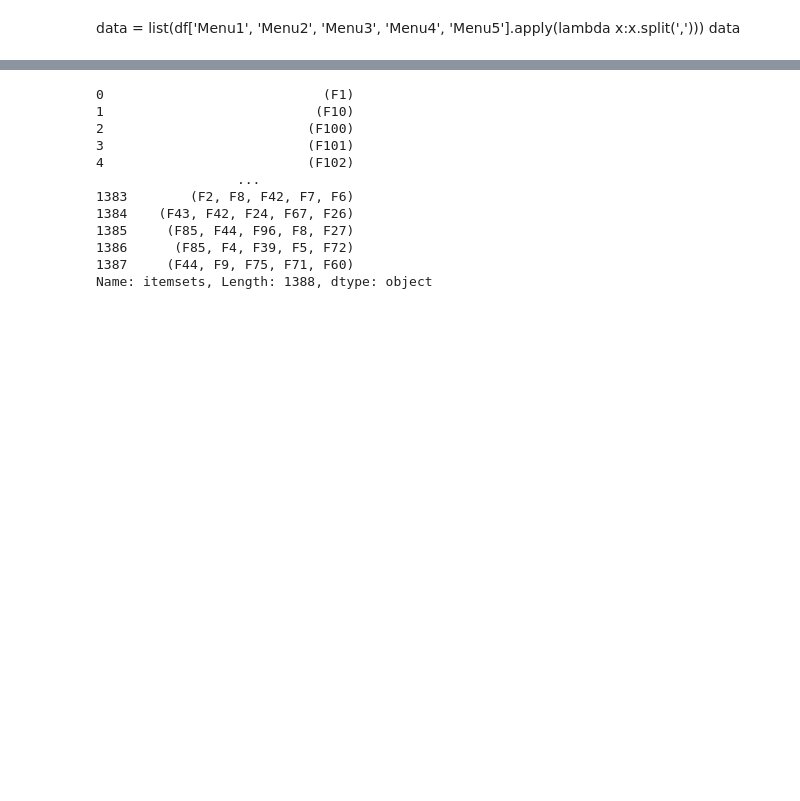
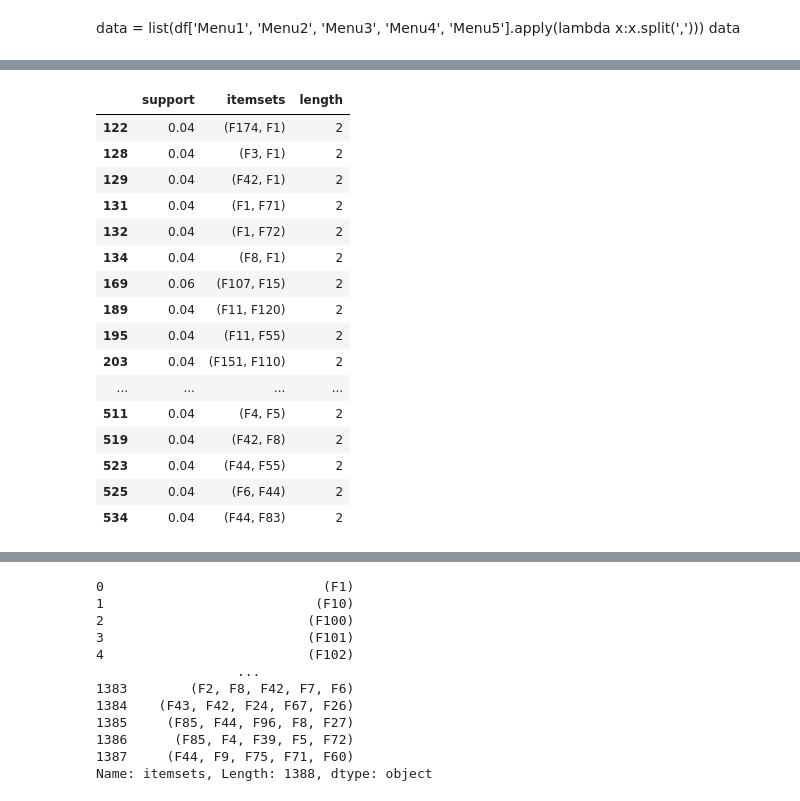
Before and after one commit to kwanjira16254200/pandas, a Jupyter notebook: Untitled3.ipynb, the cells around one changed output, grey strips where cells are left out. Cells and saved outputs as stored; diff of their text form; code cells hidden in the pictures; blank space fills up the shorter version.

```diff
--- a/Untitled3.ipynb
+++ b/Untitled3.ipynb
@@ -54,4 +110,22 @@ df1[(df1['length']==4)]
 # %%
-df1[ (df1['length'] == 1) & (df1['support'] >= 0.08) ]
+df1[ (df1['length'] == 2) & (df1['support'] >= 0.04) ]
+# %% [output]
+|  | support | itemsets | length |
+| 122 | 0.04 | (F174, F1) | 2 |
+| 128 | 0.04 | (F3, F1) | 2 |
+| 129 | 0.04 | (F42, F1) | 2 |
+| 131 | 0.04 | (F1, F71) | 2 |
+| 132 | 0.04 | (F1, F72) | 2 |
+| 134 | 0.04 | (F8, F1) | 2 |
+| 169 | 0.06 | (F107, F15) | 2 |
+| 189 | 0.04 | (F11, F120) | 2 |
+| 195 | 0.04 | (F11, F55) | 2 |
+| 203 | 0.04 | (F151, F110) | 2 |
+| ... | ... | ... | ... |
+| 511 | 0.04 | (F4, F5) | 2 |
+| 519 | 0.04 | (F42, F8) | 2 |
+| 523 | 0.04 | (F44, F55) | 2 |
+| 525 | 0.04 | (F6, F44) | 2 |
+| 534 | 0.04 | (F44, F83) | 2 |
 # %%
 df1[(df1['length']== {'F1'})]
```
Also changed, not shown: parts of 6 cells of this notebook.
